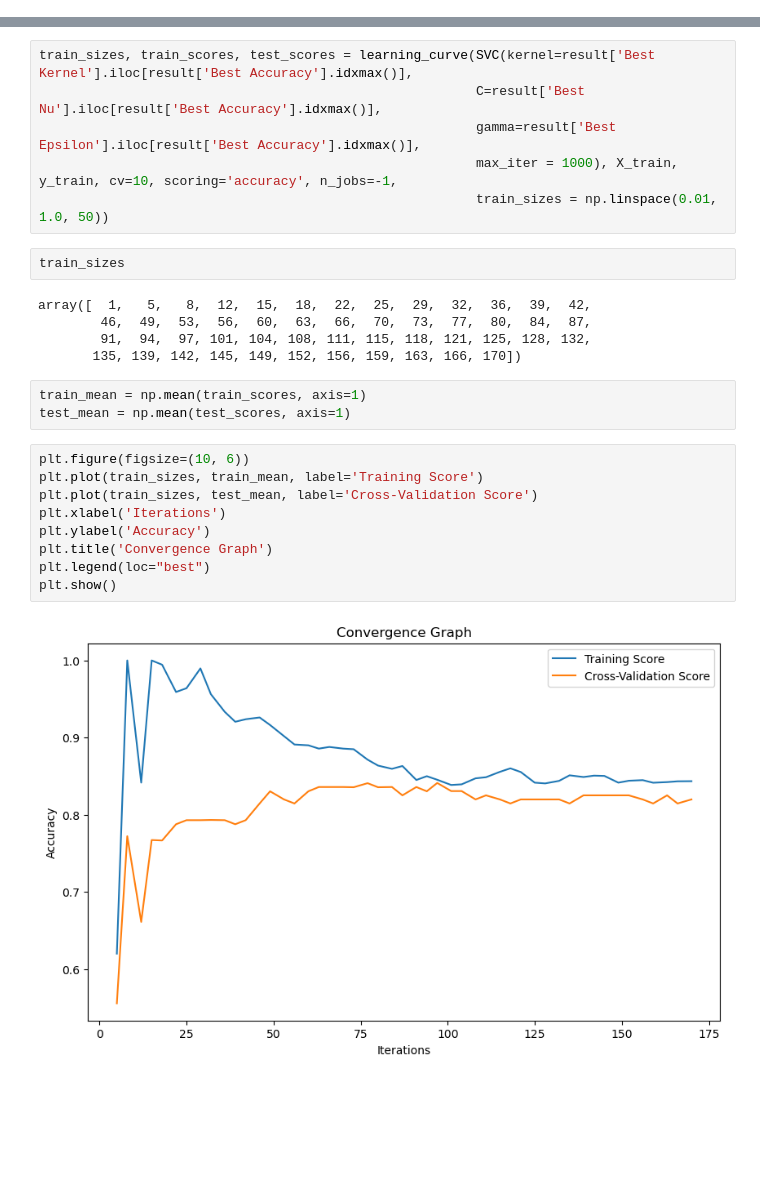
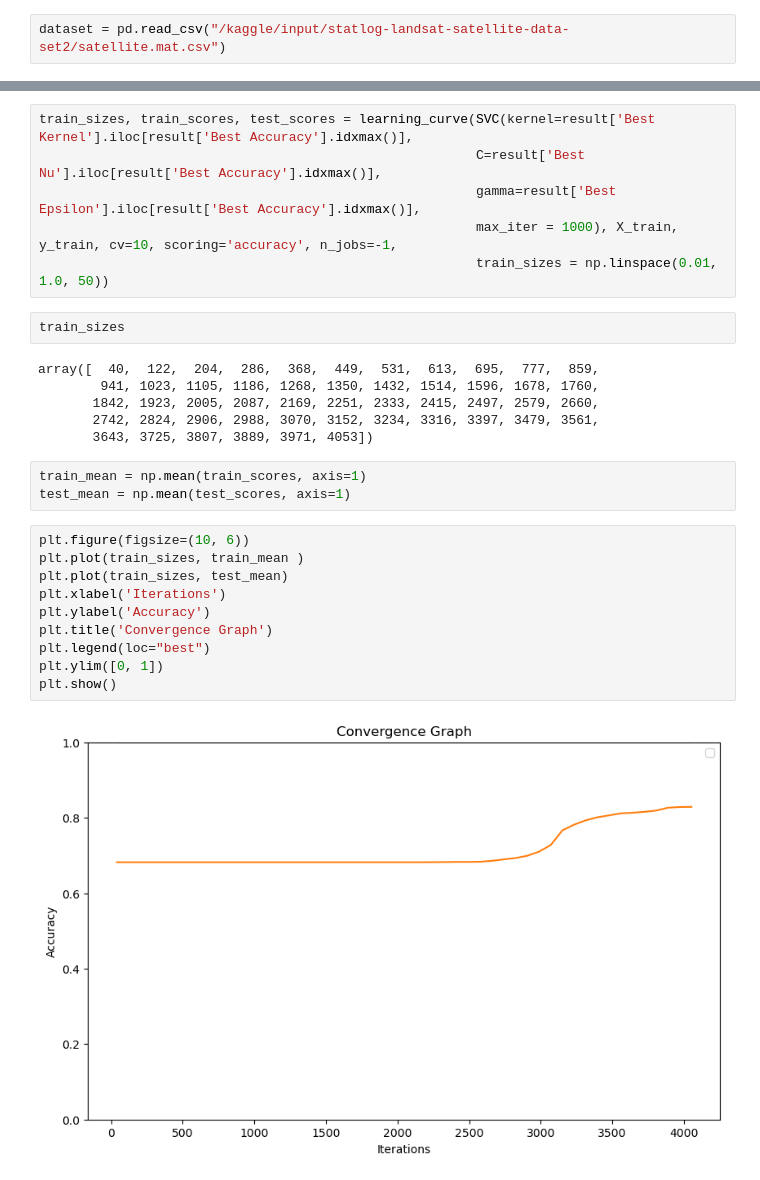
Before and after one commit to Manmeet8/Parameter_Optimization_SVM, a Jupyter notebook: 102016089_SVM.ipynb, the cells around one changed output, grey strips where cells are left out. Saved outputs shown, nothing was run; the diff lists cells and outputs as text; blank space fills up the shorter version.

```diff
--- a/102016089_SVM.ipynb
+++ b/102016089_SVM.ipynb
@@ -33,0 +34,2 @@ dataset = pd.read_csv(url, sep=' ', names=column_names)
+# %%
+dataset = pd.read_csv("/kaggle/input/statlog-landsat-satellite-data-set2/satellite.mat.csv")
@@ -132,21 +139,23 @@ train_sizes, train_scores, test_scores = learning_curve(SVC(kernel=result['Best
 # %%
 train_sizes
 # %% [output]
-array([  1,   5,   8,  12,  15,  18,  22,  25,  29,  32,  36,  39,  42,
-        46,  49,  53,  56,  60,  63,  66,  70,  73,  77,  80,  84,  87,
-        91,  94,  97, 101, 104, 108, 111, 115, 118, 121, 125, 128, 132,
-       135, 139, 142, 145, 149, 152, 156, 159, 163, 166, 170])
+array([  40,  122,  204,  286,  368,  449,  531,  613,  695,  777,  859,
+        941, 1023, 1105, 1186, 1268, 1350, 1432, 1514, 1596, 1678, 1760,
+       1842, 1923, 2005, 2087, 2169, 2251, 2333, 2415, 2497, 2579, 2660,
+       2742, 2824, 2906, 2988, 3070, 3152, 3234, 3316, 3397, 3479, 3561,
+       3643, 3725, 3807, 3889, 3971, 4053])
 # %%
 train_mean = np.mean(train_scores, axis=1)
 test_mean = np.mean(test_scores, axis=1)
 # %%
 plt.figure(figsize=(10, 6))
-plt.plot(train_sizes, train_mean, label='Training Score')
-plt.plot(train_sizes, test_mean, label='Cross-Validation Score')
+plt.plot(train_sizes, train_mean )
+plt.plot(train_sizes, test_mean)
 plt.xlabel('Iterations')
 plt.ylabel('Accuracy')
 plt.title('Convergence Graph')
 plt.legend(loc="best")
+plt.ylim([0, 1])
 plt.show()
 # %% [output]
-[figure, old version]
+[figure, new version]
```
Also changed, not shown: parts of 7 cells of this notebook.
